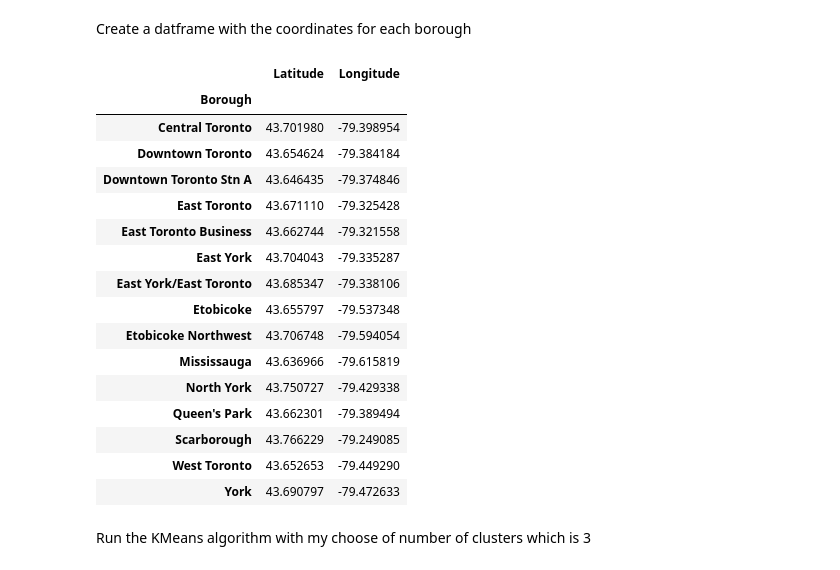
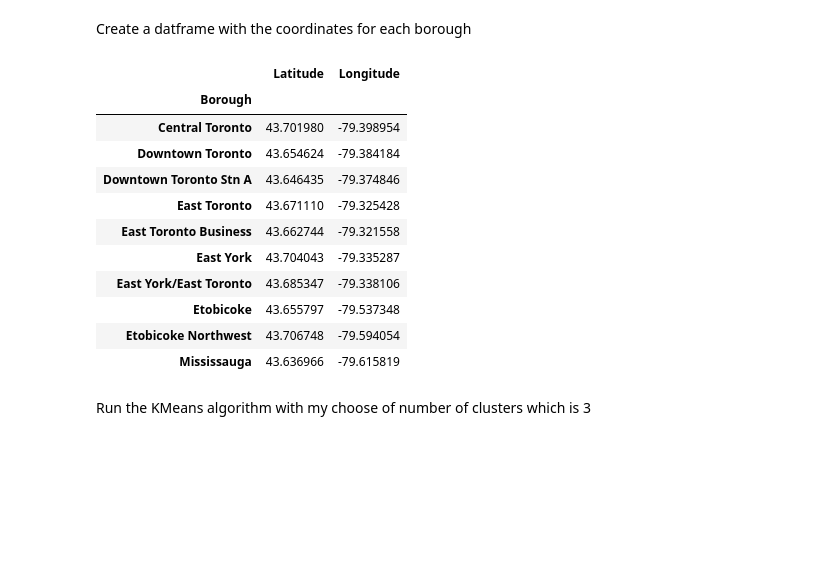
Before and after one commit to LorenzKlose/Capstone, a Jupyter notebook: Capstone_week_3_part_3.ipynb, the cells around one changed output. Saved outputs shown, nothing was run; the diff lists cells and outputs as text; code cells hidden in the pictures; blank space fills up the shorter version.

```diff
--- a/Capstone_week_3_part_3.ipynb
+++ b/Capstone_week_3_part_3.ipynb
@@ -104,25 +104,20 @@ Part 3
 Create a datframe with the coordinates for each borough
 # %%
 merged_grouped = merged.groupby('Borough').mean()
-merged_grouped
+merged_grouped.head(10)
 # %% [output]
 |  | Latitude | Longitude |
 | Borough |  |  |
 | Central Toronto | 43.701980 | -79.398954 |
 | Downtown Toronto | 43.654624 | -79.384184 |
 | Downtown Toronto Stn A | 43.646435 | -79.374846 |
 | East Toronto | 43.671110 | -79.325428 |
 | East Toronto Business | 43.662744 | -79.321558 |
 | East York | 43.704043 | -79.335287 |
 | East York/East Toronto | 43.685347 | -79.338106 |
 | Etobicoke | 43.655797 | -79.537348 |
 | Etobicoke Northwest | 43.706748 | -79.594054 |
 | Mississauga | 43.636966 | -79.615819 |
-| North York | 43.750727 | -79.429338 |
-| Queen's Park | 43.662301 | -79.389494 |
-| Scarborough | 43.766229 | -79.249085 |
-| West Toronto | 43.652653 | -79.449290 |
-| York | 43.690797 | -79.472633 |
 # %% [markdown]
 Run the KMeans algorithm with my choose of number of clusters which is 3
 # %%
```
Also changed, not shown: parts of 1 cell of this notebook.
